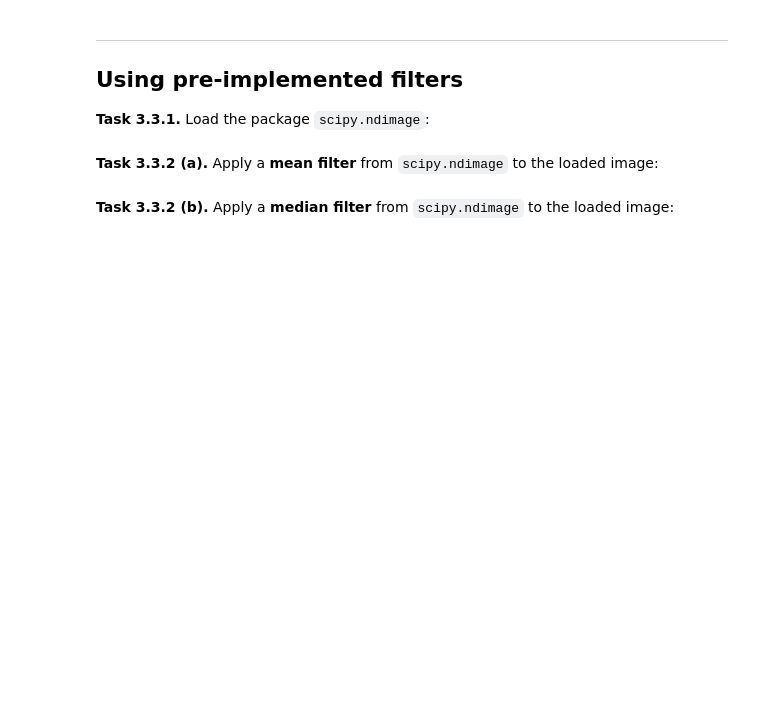
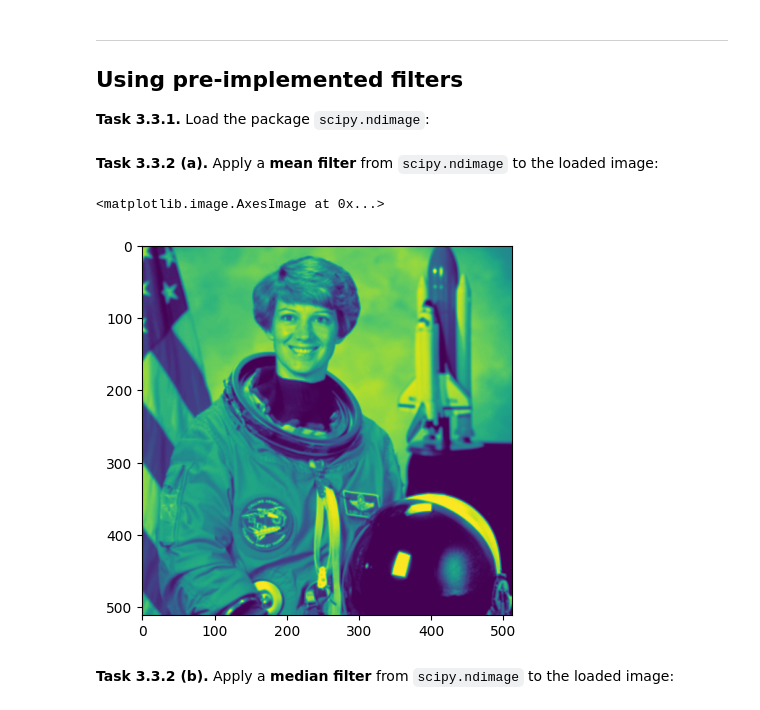
Before and after one commit to annavdh26/mobi-fs3-python1, a Jupyter notebook: task3.ipynb, the cells around one changed output. Saved outputs shown, nothing was run; the diff lists cells and outputs as text; code cells hidden in the pictures; blank space fills up the shorter version.

```diff
--- a/task3.ipynb
+++ b/task3.ipynb
@@ -69,4 +90,10 @@ Then, compare your result for filter size `5` with the correct result image `dat
 # %% [markdown]
 **<a id="#">Task 3.3.2 (a).</a>** Apply a **mean filter** from `scipy.ndimage` to the loaded image:
+# %%
+imgmean2=img.copy()
+plt.imshow(scipy.ndimage.uniform_filter(imgmean2, 3))
+# %% [output]
+<matplotlib.image.AxesImage at 0x...>
+[figure, added]
 # %% [markdown]
 **<a id="#">Task 3.3.2 (b).</a>** Apply a **median filter** from `scipy.ndimage` to the loaded image:
```
Also changed, not shown: parts of 10 cells of this notebook.
